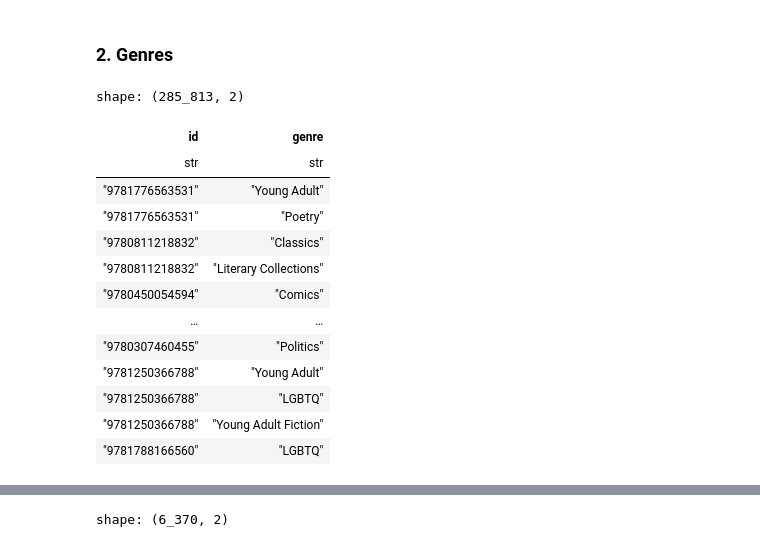
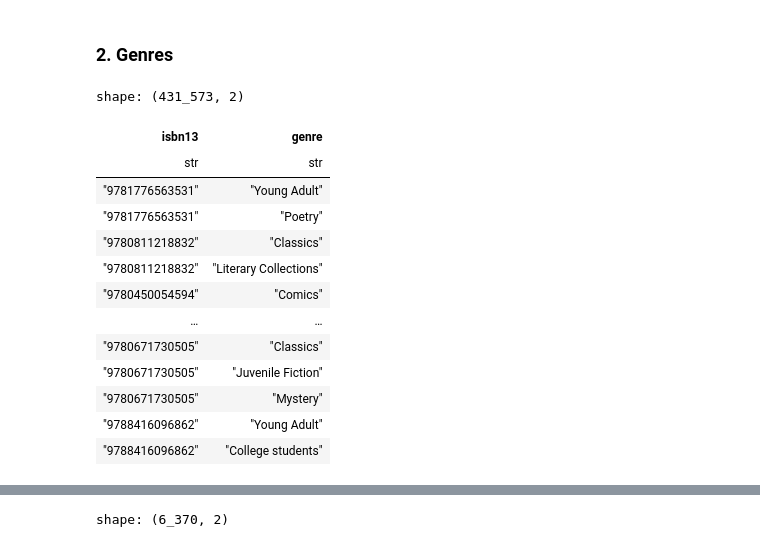
Before and after one commit to hwangisgone/book-rec-2, a Jupyter notebook: data-pipeline/merge_clean.ipynb, the cells around one changed output, grey strips where cells are left out. Cells and saved outputs as stored; diff of their text form; code cells hidden in the pictures.

```diff
--- a/data-pipeline/merge_clean.ipynb
+++ b/data-pipeline/merge_clean.ipynb
@@ -262,12 +275,12 @@ merged_books_deduplicated.write_csv('datalake/clean_merge/books.csv')
 # %%
 hardcover_genre_df = pl.read_csv('datalake/hardcover/hardcover_book_genre.csv', schema={
     "id": pl.String,
     "genre": pl.String,
-})
+}).rename({'id':'isbn13'})
 hardcover_genre_df
 # %% [output]
-shape: (285_813, 2)
+shape: (431_573, 2)
-| id | genre |
+| isbn13 | genre |
 | str | str |
 | "9781776563531" | "Young Adult" |
 | "9781776563531" | "Poetry" |
@@ -275,9 +288,9 @@ shape: (285_813, 2)
 | "9780811218832" | "Literary Collections" |
 | "9780450054594" | "Comics" |
 | … | … |
-| "9780307460455" | "Politics" |
-| "9781250366788" | "Young Adult" |
-| "9781250366788" | "LGBTQ" |
-| "9781250366788" | "Young Adult Fiction" |
-| "9781788166560" | "LGBTQ" |
+| "9780671730505" | "Classics" |
+| "9780671730505" | "Juvenile Fiction" |
+| "9780671730505" | "Mystery" |
+| "9788416096862" | "Young Adult" |
+| "9788416096862" | "College students" |
 # %%
```
Also changed, not shown: parts of 20 cells of this notebook, 2 other files.
